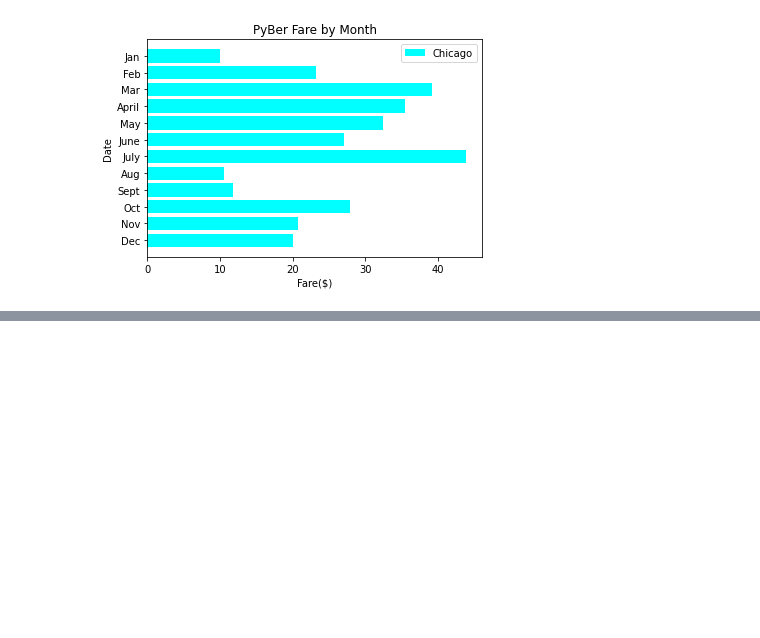
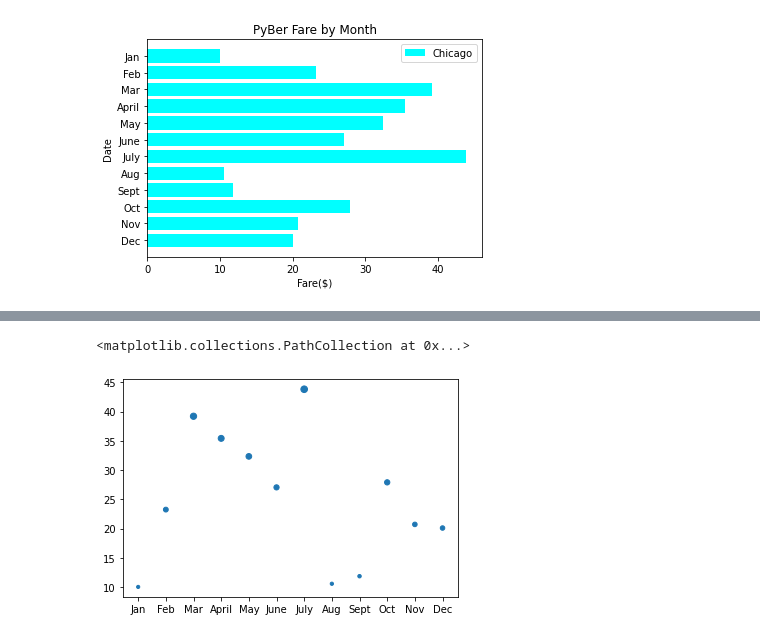
Before and after one commit to ethomas33/PyBer_Analysis, a Jupyter notebook: OldNoteboooks/matplotlib_practice.ipynb, the cells around one changed output, grey strips where cells are left out. Cells and saved outputs as stored; diff of their text form; code cells hidden in the pictures; blank space fills up the shorter version.

```diff
--- a/matplotlib_practice.ipynb
+++ b/OldNoteboooks/matplotlib_practice.ipynb
@@ -192,0 +219,6 @@ plt.legend()
+# %%
+#sizing scatter plot
+plt.scatter(x_axis, y_axis, s=y_axis)
+# %% [output]
+<matplotlib.collections.PathCollection at 0x...>
+[figure, added]
```
Also changed, not shown: parts of 15 cells of this notebook, 4 other files.
